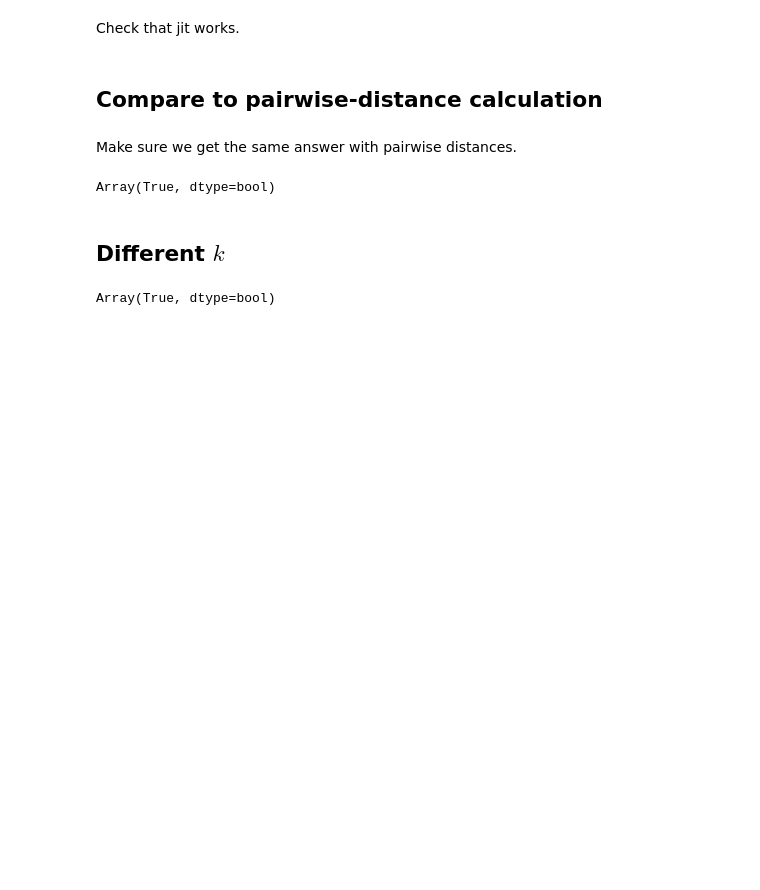
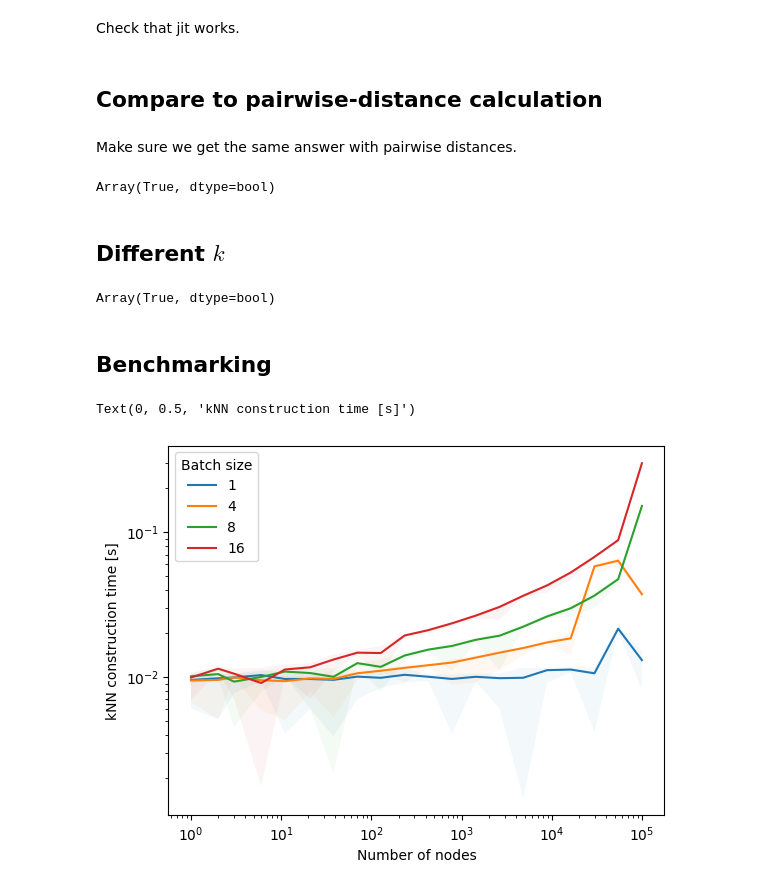
Before and after one commit to EiffL/JaxKDTree, a Jupyter notebook: notebooks/knn_batching_demo.ipynb, the cells around one changed output. Drawn from its saved outputs; the diff is of its cells as text; code cells hidden in the pictures; blank space fills up the shorter version.

Commit message:
Some benchmarking over number of nodes and batch size

```diff
--- a/notebooks/knn_batching_demo.ipynb
+++ b/notebooks/knn_batching_demo.ipynb
@@ -57,3 +58,39 @@ dist_results_indices = jnp.argsort(distance_matrices, axis=-1)[..., :50]
 jnp.allclose(res_batch, dist_results_indices)
 # %% [output]
 Array(True, dtype=bool)
+# %% [markdown]
+## Benchmarking
+# %%
+import time
+
+n_trials = 20
+n_nodes_list = jnp.round(jnp.logspace(0, 5, 20))
+n_batches = [1, 4, 8, 16]
+t_stats = jnp.zeros((len(n_batches), n_trials, len(n_nodes_list)))
+
+for i_batch, n_batch in enumerate(n_batches):
+    for i_node, n_node in enumerate(n_nodes_list):
+
+        pos = jax.random.normal(jax.random.PRNGKey(0), (n_batch, n_node.astype(jnp.int32), 3))
+
+        for i_trial in range(n_trials):
+
+            start = time.time()
+            jax.vmap(jaxkdtree.kNN, in_axes=(0,None,None))(pos, 50, 100.0)
+            end = time.time()
+
+            t_stats = t_stats.at[i_batch, i_trial, i_node].set(end - start)
+# %%
+import matplotlib.pyplot as plt
+
+for i_batch, n_batch in enumerate(n_batches):
+    plt.plot(n_nodes_list, t_stats[i_batch].mean(0), label=n_batches[i_batch])
+    plt.fill_between(n_nodes_list, jnp.percentile(t_stats[i_batch], 5, 0), jnp.percentile(t_stats[i_batch], 95, 0), alpha=0.05)
+plt.legend(title="Batch size")
+plt.xscale("log")
+plt.yscale("log")
+plt.xlabel("Number of nodes")
+plt.ylabel("kNN construction time [s]")
+# %% [output]
+Text(0, 0.5, 'kNN construction time [s]')
+[figure, added]
```
Also changed, not shown: parts of 1 cell of this notebook.
